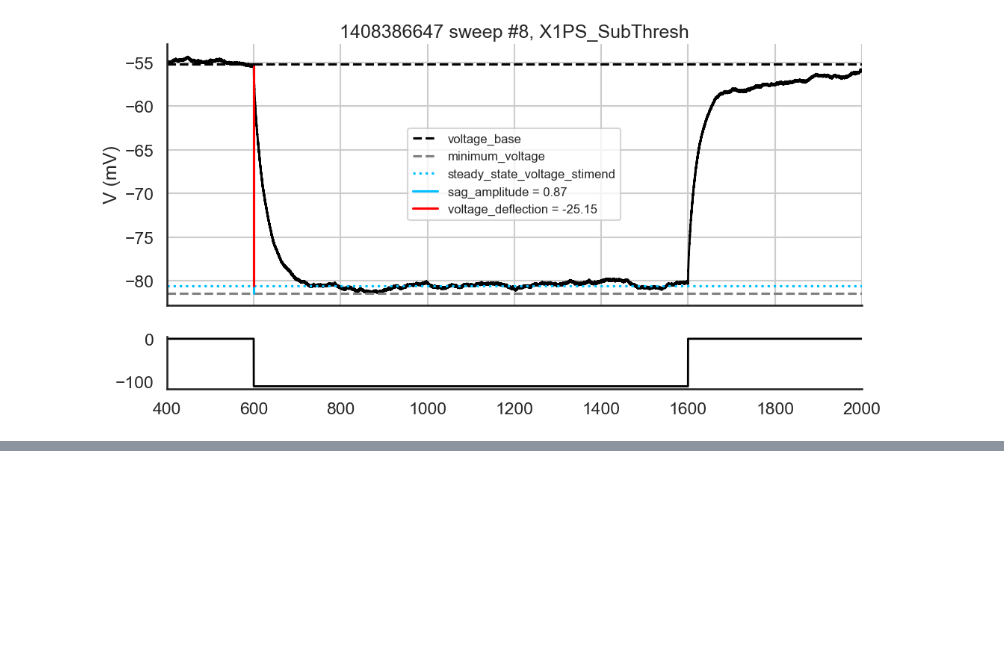
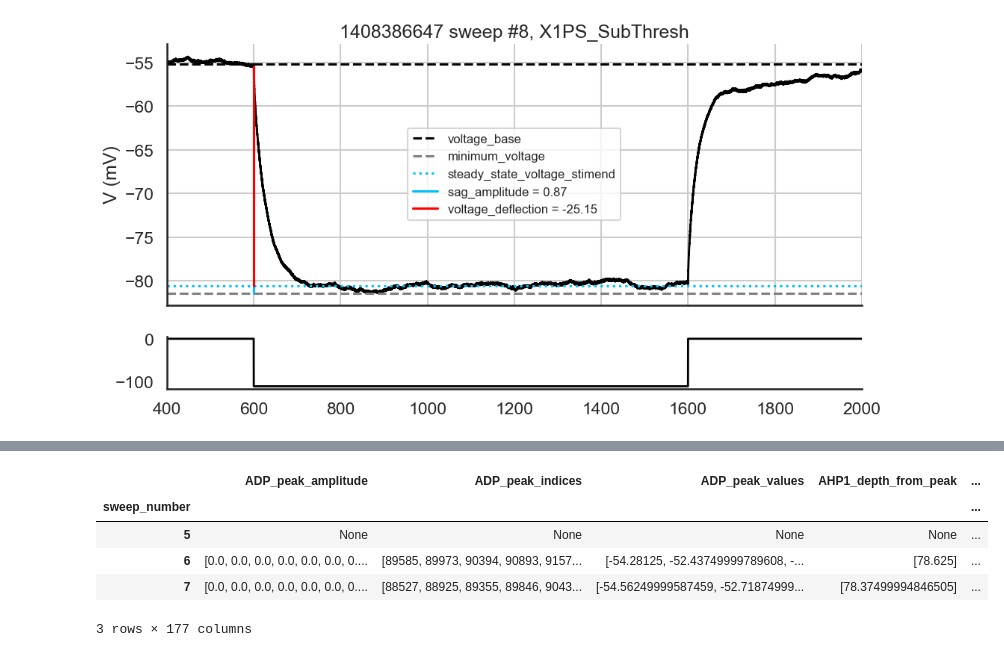
Before and after one commit to AllenNeuralDynamics/LCNE-patchseq-analysis, a Jupyter notebook: notebook/efel.ipynb, the cells around one changed output, grey strips where cells are left out. Cells and saved outputs as stored; diff of their text form; code cells hidden in the pictures; blank space fills up the shorter version.

```diff
--- a/notebook/efel.ipynb
+++ b/notebook/efel.ipynb
@@ -382,0 +495,9 @@ _ = plot_sweep_summary(raw, df_features)
+# %%
+df_features
+# %% [output]
+|  | ADP_peak_amplitude | ADP_peak_indices | ADP_peak_values | AHP1_depth_from_peak | ... |
+| sweep_number |  |  |  |  | ... |
+| 5 | None | None | None | None | ... |
+| 6 | [0.0, 0.0, 0.0, 0.0, 0.0, 0.0, 0.... | [89585, 89973, 90394, 90893, 9157... | [-54.28125, -52.43749999789608, -... | [78.625] | ... |
+| 7 | [0.0, 0.0, 0.0, 0.0, 0.0, 0.0, 0.... | [88527, 88925, 89355, 89846, 9043... | [-54.56249999587459, -52.71874999... | [78.37499994846505] | ... |
+3 rows × 177 columns
```
Also changed, not shown: parts of 12 cells of this notebook, 2 other files.
